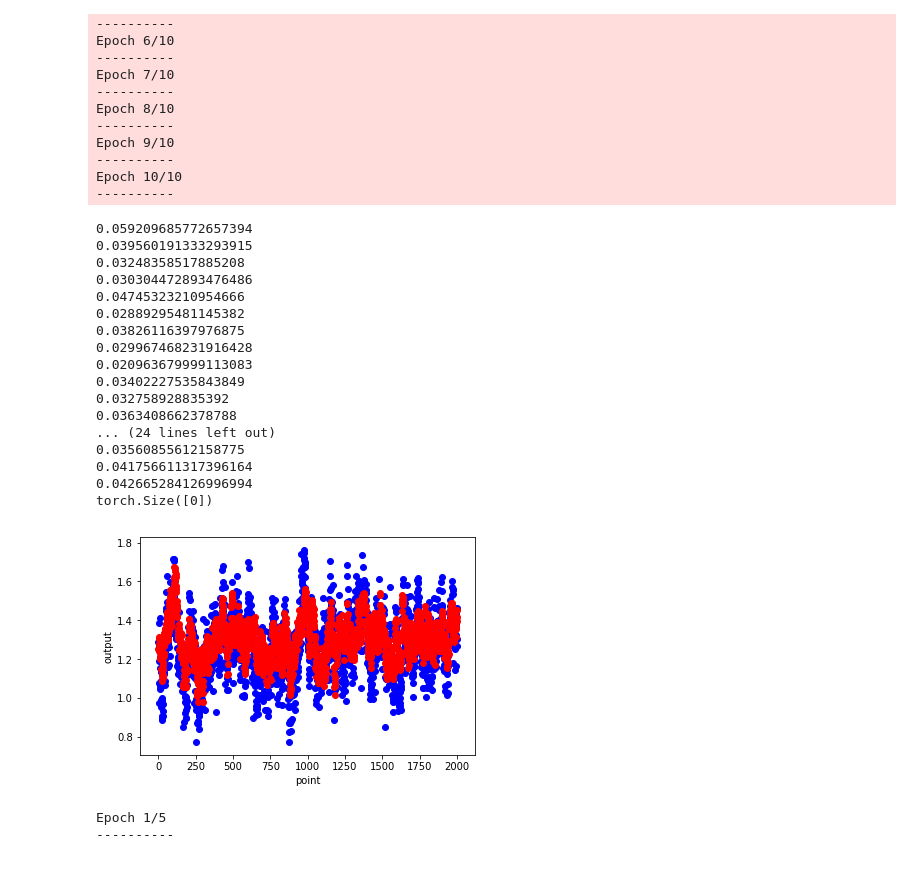
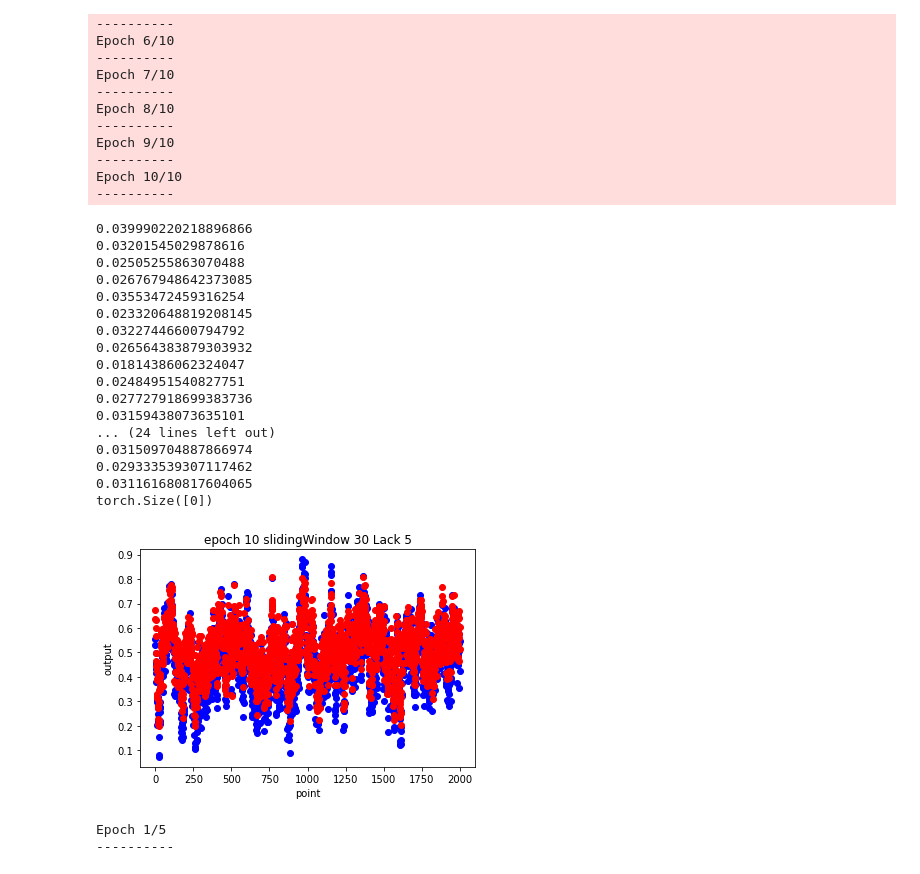
Before and after one commit to Fallensouls/human_model, a Jupyter notebook: model.ipynb, the cells around one changed output. Drawn from its saved outputs; the diff is of its cells as text; code cells hidden in the pictures.

```diff
--- a/model.ipynb
+++ b/model.ipynb
@@ -4,6 +4,7 @@ import sys
 from data import get_data, gen_label
 from tqdm import tqdm
 import torch.nn as nn
+import math
 import numpy as np
 import matplotlib.pyplot as plt
 from torchvision import models
@@ -30,7 +31,6 @@ class Process:
         res = torch.mm(self.TimeMatrix,onehot)
 
         res = torch.mm(res,self.OneHotMatrix)
-        res[0] = res[0]/40
         return res
 
     def make_one_hot(self,input, num_classes):
@@ -80,18 +80,23 @@ class CLSTMModel(torch.nn.Module):
 #             p.requires_grad=False
 #         self.cnn_layer.fc = nn.Linear(512,self.feature_num)
         self.slidingWindow = slidingWindow
-        self.lstm = nn.LSTM(self.feature_num,self.feature_num*2,1,batch_first=True)
+        self.InformationAdd = 0
+        self.InformationLack = 5
+        self.lstm = nn.LSTM(self.feature_num,self.feature_num,1,batch_first=True,bidirectional=True,dropout=0.2)
         self.fc = nn.Linear(self.feature_num*2,1)
-        self.slidingFc = nn.Linear(slidingWindow,1)
+        self.slidingFc = nn.Linear(slidingWindow-self.InformationLack+self.InformationAdd,1)
 
 
     def forward(self, x):
         cnn_x = self.cnn_layer(x)
-        batch = torch.zeros([0,self.slidingWindow,self.feature_num])
+        batch = torch.zeros([0,self.slidingWindow-self.InformationLack+self.InformationAdd,self.feature_num])
         batch = batch.cuda()
+        piece = torch.zeros([self.slidingWindow+self.InformationAdd-self.InformationLack,self.feature_num])
+        piece = piece.cuda()
+        piece[0:self.InformationAdd] = cnn_x[0:self.InformationAdd]
         for i in range(cnn_x.shape[0]-self.slidingWindow):
-            piece = cnn_x[i:i+self.slidingWindow].view(1,self.slidingWindow,self.feature_num)
-            batch = torch.cat((batch,piece))
+            piece[self.InformationAdd:] = cnn_x[i+self.InformationLack:i+self.slidingWindow]
+            batch = torch.cat((batch,piece.view(1,self.slidingWindow-self.InformationLack+self.InformationAdd,self.feature_num)))
         # print("cnn_out",batch)
         # print(batch)
         # batch = self.sig(batch)
@@ -107,7 +112,7 @@ class CLSTMModel(torch.nn.Module):
 
 model = CLSTMModel(slidingWindow).cuda()
 criterion = nn.MSELoss()
-optimizer = torch.optim.Adam(model.parameters(),lr=5e-5)
+optimizer = torch.optim.Adam(model.parameters(),lr=1e-3)
 batch_size = 256
 epochs = 10
 MatrixClass = Process(slidingWindow)
@@ -116,7 +121,6 @@ gt = []
 pred= []
 
 gen_label(slidingWindow, batch_size, False)  # 改变参数需要重新生成label，设reset=True
-
 train_loader, test_loader = get_data(slidingWindow, batch_size)
 for epoch in pbar:
     running_loss = 0.0
@@ -141,7 +145,7 @@ for epoch in pbar:
         # image_sequence = image_sequence.cuda()
         outputs = model(images)
         # print(outputs)
-
+        # print(outputs)
         # MatrixClass.CalAcc(outputs,perior_result)
         # print(perior_result.shape,image_sequence.shape)
         optimizer.zero_grad()
@@ -200,32 +204,33 @@ with torch.no_grad():
         print(cost)
         # pbar.set_postfix({'test loss' : '{0:1.5f}'.format(loss)})
 # %% [output]
-0.059209685772657394
-0.039560191333293915
-0.03248358517885208
-0.030304472893476486
-0.04745323210954666
-0.02889295481145382
-0.03826116397976875
-0.029967468231916428
-0.020963679999113083
-0.03402227535843849
-0.032758928835392
-0.0363408662378788
+0.039990220218896866
+0.03201545029878616
+0.02505255863070488
+0.026767948642373085
+0.03553472459316254
+0.023320648819208145
+0.03227446600794792
+0.026564383879303932
+0.01814386062324047
+0.02484951540827751
+0.027727918699383736
+0.03159438073635101
 ... (24 lines left out)
-0.03560855612158775
-0.041756611317396164
-0.042665284126996994
+0.031509704887866974
+0.029333539307117462
+0.031161680817604065
 torch.Size([0])
 # %%
 gt_show = [i.cpu().detach().numpy() for k in gt for i in k]
 pred_show = [i.cpu().detach().numpy() for k in pred for i in k]
 length = 2000
 plt.scatter(list(range(length)), gt_show[0:length], c='b')
 plt.scatter(list(range(length)), pred_show[0:length], c='r')
 plt.xlabel('point')
 plt.ylabel('output')
+plt.title("epoch 10 slidingWindow 30 Lack 5")
 plt.show()
 plt.close()
 # %% [output]
-[figure, old version]
+[figure, new version]
```
Also changed, not shown: parts of 3 cells of this notebook, 8 other files.
